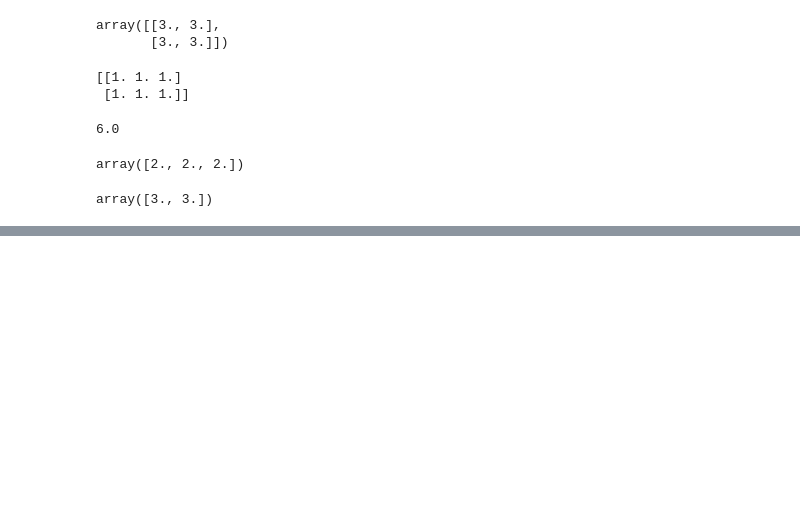
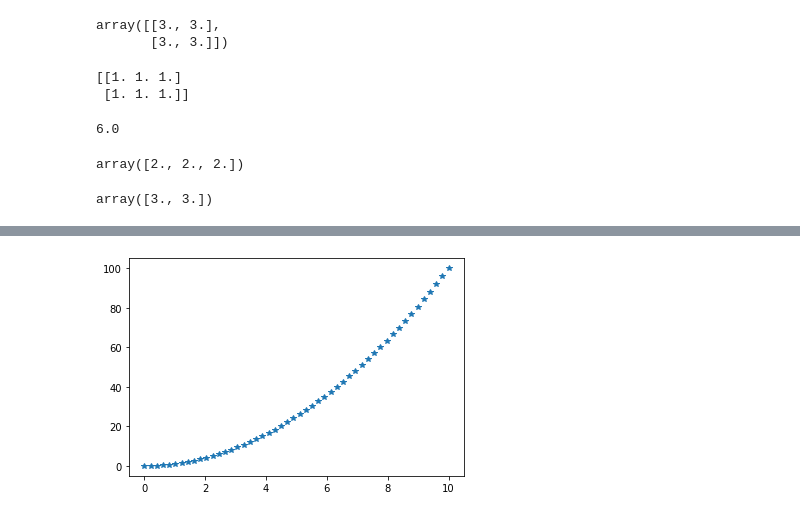
Before and after one commit to Arpitkamal/Deep-Learning---Getting-Started, a Jupyter notebook: Python_Basics.ipynb, the cells around one changed output, grey strips where cells are left out. Saved outputs shown, nothing was run; the diff lists cells and outputs as text; code cells hidden in the pictures; blank space fills up the shorter version.

```diff
--- a/Python_Basics.ipynb
+++ b/Python_Basics.ipynb
@@ -790,0 +815,7 @@ array([3., 3.])
+# %%
+x = np.linspace(0,10,50)
+y = np.power(x, 2)
+plt.plot(x,y,'*')
+plt.show()
+# %% [output]
+[figure, added]
```
Also changed, not shown: parts of 21 cells of this notebook.
